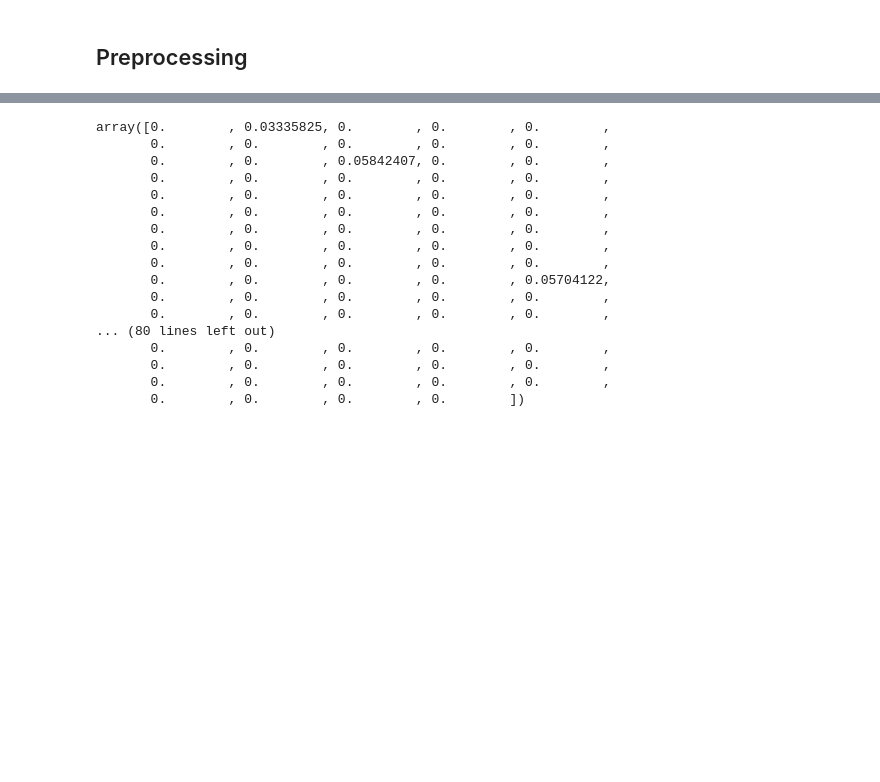
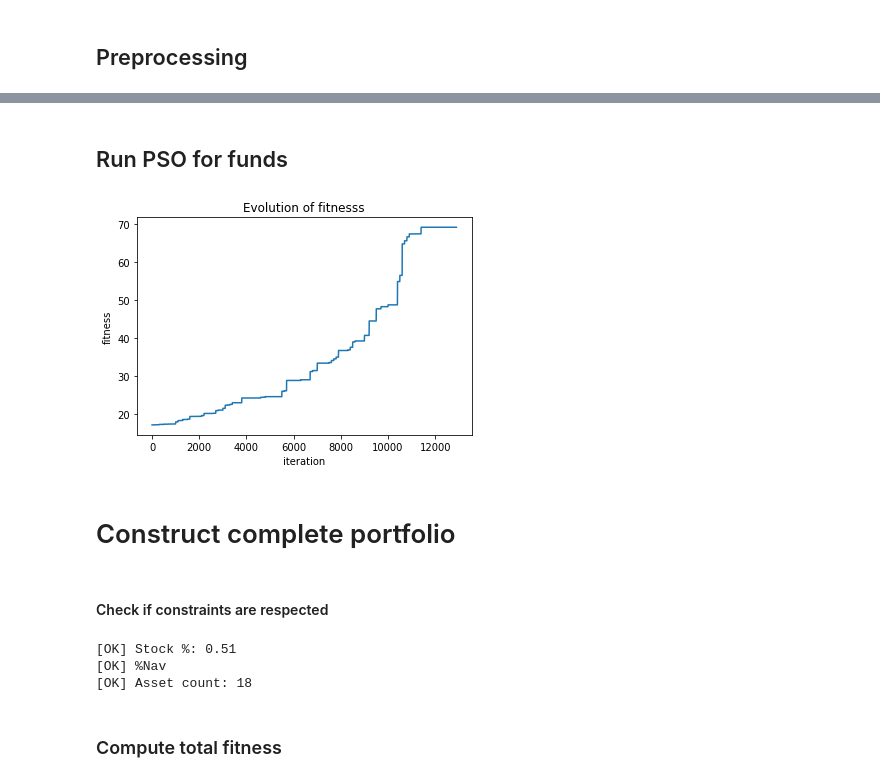
Before and after one commit to MightyGoldenOctopus/FlipperTheDolphin, a Jupyter notebook: Flipper.ipynb, the cells around one changed output, grey strips where cells are left out. Cells and saved outputs as stored; diff of their text form; code cells hidden in the pictures; blank space fills up the shorter version.

Commit message:
generate valid portfolio

```diff
--- a/Flipper.ipynb
+++ b/Flipper.ipynb
@@ -94,20 +150,23 @@ np.sum(best_particle > 0.01), np.sum(best_particle)
-# %%
-best_particle
-# %% [output]
-array([0.        , 0.03335825, 0.        , 0.        , 0.        ,
-       0.        , 0.        , 0.        , 0.        , 0.        ,
-       0.        , 0.        , 0.05842407, 0.        , 0.        ,
-       0.        , 0.        , 0.        , 0.        , 0.        ,
-       0.        , 0.        , 0.        , 0.        , 0.        ,
-       0.        , 0.        , 0.        , 0.        , 0.        ,
-       0.        , 0.        , 0.        , 0.        , 0.        ,
-       0.        , 0.        , 0.        , 0.        , 0.        ,
-       0.        , 0.        , 0.        , 0.        , 0.        ,
-       0.        , 0.        , 0.        , 0.        , 0.05704122,
-       0.        , 0.        , 0.        , 0.        , 0.        ,
-       0.        , 0.        , 0.        , 0.        , 0.        ,
-... (80 lines left out)
-       0.        , 0.        , 0.        , 0.        , 0.        ,
-       0.        , 0.        , 0.        , 0.        , 0.        ,
-       0.        , 0.        , 0.        , 0.        , 0.        ,
-       0.        , 0.        , 0.        , 0.        ])
+# %% [markdown]
+## Run PSO for funds
+# %%
+FundsPSO = ParticleSwarmOptimizer(
+    population_size=PSO_POPULATION,
+    hyperparameters=PSO_HP,
+    constraints=PSOConstraints(
+        n_var = len(funds_values),
+        var_min = 0.02,
+        var_max = 0.20,
+        min_diff_titles = 8,
+    ),
+    values=funds_values,
+    covariance_matrix=funds_covariance,
+)
+# %%
+best_funds_particle, history = FundsPSO.run(PSO_NB_ITER)
+# %%
+plot_history(history)
+# %% [output]
+[figure, added]
+# %% [markdown]
+# Construct complete portfolio
@@ -113,0 +181,10 @@ array([0.        , 0.03335825, 0.        , 0.        , 0.        ,
+# %% [markdown]
+#### Check if constraints are respected
+# %%
+check_constraints(best_particle, len(funds_returns))
+# %% [output]
+[OK] Stock %: 0.51
+[OK] %Nav
+[OK] Asset count: 18
+# %% [markdown]
+### Compute total fitness
```
Also changed, not shown: parts of 26 cells of this notebook, 1 other file.
